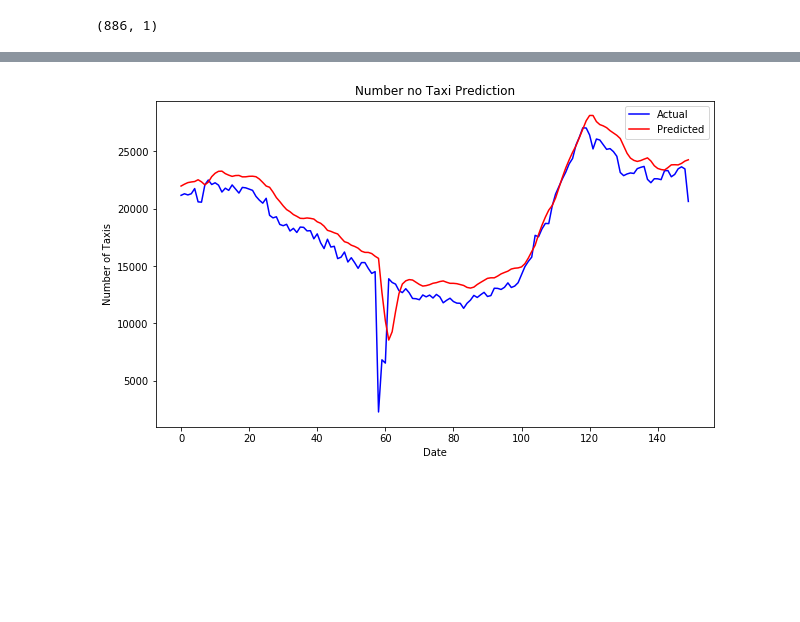
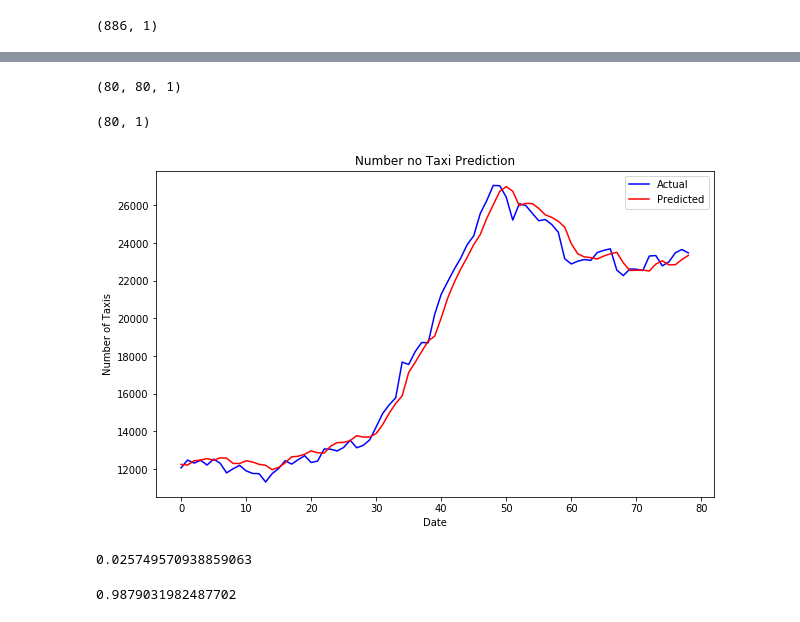
Before and after one commit to pkasela/Data-Science-Lab-Project, a Jupyter notebook: LSTM_time_series.ipynb, the cells around one changed output, grey strips where cells are left out. Saved outputs shown, nothing was run; the diff lists cells and outputs as text; code cells hidden in the pictures; blank space fills up the shorter version.

Commit message:
Migliorato LSTM

```diff
--- a/LSTM_time_series.ipynb
+++ b/LSTM_time_series.ipynb
@@ -114,10 +118,10 @@ def is_time_to_eat(time):
     else:
         return 0 #no
 # %%
-%%time
+#%%time
 #df["period"] = df.datetime.apply(day_period)
 #I find more interesting this way, atleast there is some data behind it to
 #justify, defining the Morning, Evening like we did before cannot be easily
 #justified.
-df["is_sun_up"]  = df.datetime.apply(lambda x: is_sun_up(x,df_sunrise))
-df["time_to_eat"] = df.datetime.apply(is_time_to_eat)
+#df["is_sun_up"]  = df.datetime.apply(lambda x: is_sun_up(x,df_sunrise))
+#df["time_to_eat"] = df.datetime.apply(is_time_to_eat)
@@ -183,7 +195,7 @@ time_series_simple = time_series.iloc[:,0:1].values
 # %%
 #Splitting the training and the test set,
 #We keep the last 150 observations for testing
-train, test = time_series_simple[0:-150], time_series_simple[-150:]
+train, test = time_series_simple[6:-80], time_series_simple[-80:]
 # %%
 #Just checking the dimensions
 train.shape
@@ -249,12 +259,12 @@ model = Sequential()
 # use more layers
 model.add(LSTM(units=80, return_sequences=True,
                input_shape=(features_set.shape[1], 1)))
-model.add(Dropout(0.4))  #Can be changed later, used to avoid overfitting
+model.add(Dropout(0.1))  #Can be changed later, used to avoid overfitting
 #More LSTM
-model.add(LSTM(units=60, return_sequences=True))
-model.add(Dropout(0.3))
+model.add(LSTM(units=80, return_sequences=True))
+model.add(Dropout(0.1))
 
-model.add(LSTM(units=40))
+model.add(LSTM(units=80))
 model.add(Dropout(0.2))
 
 #output
@@ -296,4 +302,4 @@ time_series_simple.shape
 (886, 1)
 # %%
 #We need it later as test inputs (no the values but the series itself)
-total = time_series['taxi_count']
+total = time_series['taxi_count'].iloc[6:886]
@@ -321,19 +329,36 @@ test_features = np.reshape(test_features,
                            (test_features.shape[0],
                             test_features.shape[1],
                             1))
+# %%
+test_features.shape
+# %% [output]
+(80, 80, 1)
 # %%
 #predict the using test_features and rescale the to the original scale
 predictions = model.predict(test_features)
 # %%
 predictions = scaler.inverse_transform(predictions)
+# %%
+test.shape
+# %% [output]
+(80, 1)
 # %%
 plt.figure(figsize=(10,6))
-plt.plot(test, color='blue', label='Actual')
-plt.plot(predictions , color='red', label='Predicted')
+plt.plot(test[0:79], color='blue', label='Actual')
+plt.plot(predictions[0:79] , color='red', label='Predicted')
 plt.title('Number no Taxi Prediction')
 plt.xlabel('Date')
 plt.ylabel('Number of Taxis')
 plt.legend()
 plt.show()
 # %% [output]
-[figure, old version]
+[figure, new version]
+# %%
+np.mean(np.abs((predictions[0:test.shape[0]-1]-test[0:test.shape[0]-1])/test[0:test.shape[0]-1]))
+# %% [output]
+0.025749570938859063
+# %%
+from sklearn.metrics import r2_score
+r2_score(test[0:79],predictions[0:79])
+# %% [output]
+0.9879031982487702
```
Also changed, not shown: parts of 16 cells of this notebook.
